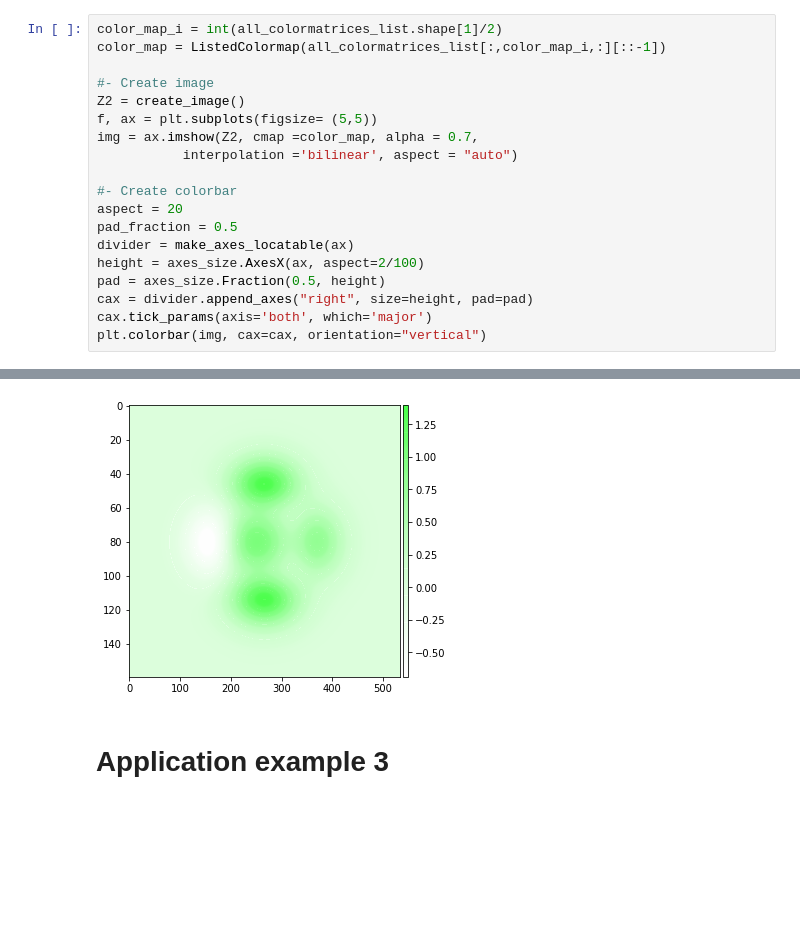
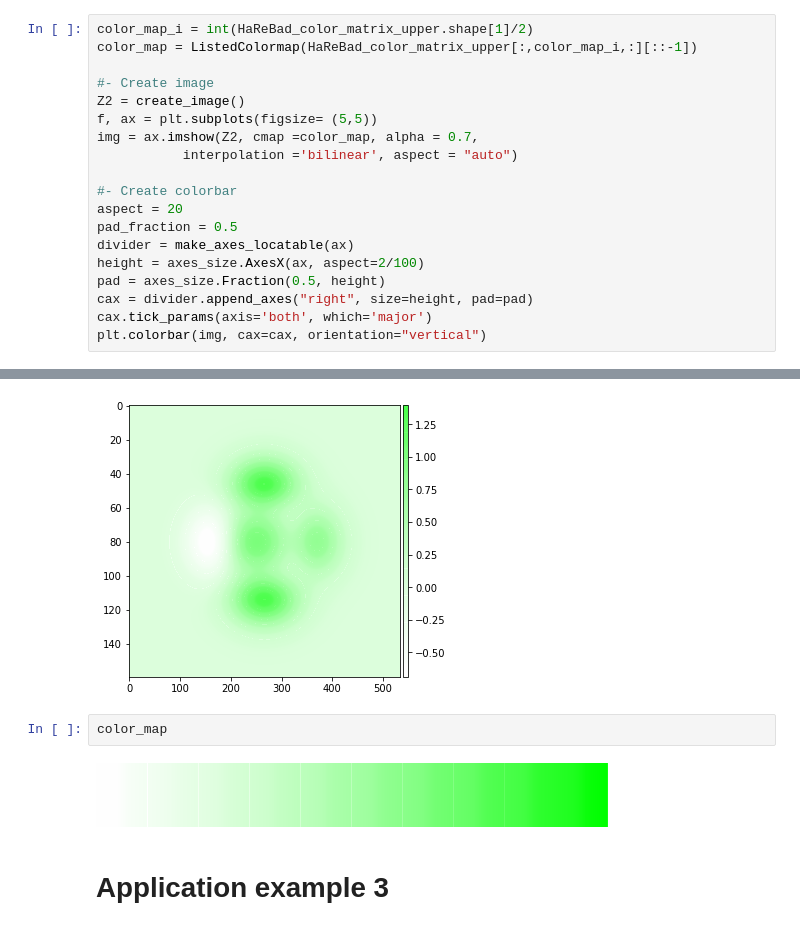
Before and after one commit to LudovicGardy/colormaps_ReBaD, a Jupyter notebook: custom_colormaps.ipynb, the cells around one changed output, grey strips where cells are left out. Cells and saved outputs as stored; diff of their text form; blank space fills up the shorter version.

```diff
--- a/custom_colormaps.ipynb
+++ b/custom_colormaps.ipynb
@@ -520,8 +455,8 @@ plt.colorbar(img, cax=cax, orientation="vertical")
 # %% [markdown]
 # Application example 2
 # %%
-color_map_i = int(all_colormatrices_list.shape[1]/2)
-color_map = ListedColormap(all_colormatrices_list[:,color_map_i,:][::-1])
+color_map_i = int(HaReBad_color_matrix_upper.shape[1]/2)
+color_map = ListedColormap(HaReBad_color_matrix_upper[:,color_map_i,:][::-1])
 
 #- Create image
 Z2 = create_image()
@@ -541,6 +476,10 @@ plt.colorbar(img, cax=cax, orientation="vertical")
 # %% [output]
 <matplotlib.colorbar.Colorbar at 0x...>
 [figure]
+# %%
+color_map
+# %% [output]
+[figure, added]
 # %% [markdown]
 # Application example 3
 # %%
```
Also changed, not shown: parts of 38 cells of this notebook.
